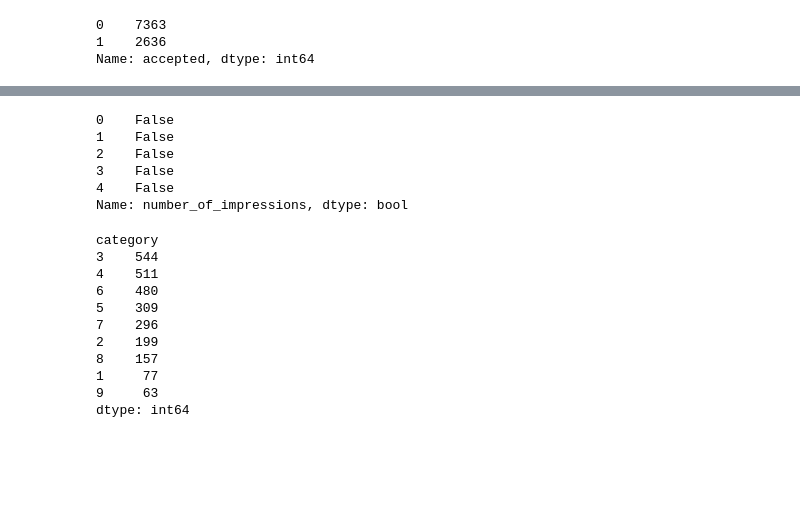
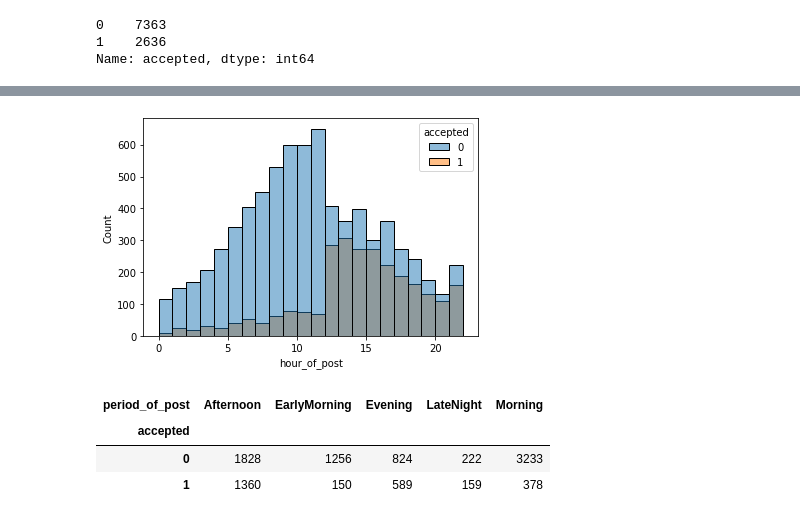
Before and after one commit to arsedianivan/hipages_tasks, a Jupyter notebook: HipagesEDA.ipynb, the cells around one changed output, grey strips where cells are left out. Cells and saved outputs as stored; diff of their text form; code cells hidden in the pictures; blank space fills up the shorter version.

```diff
--- a/HipagesEDA.ipynb
+++ b/HipagesEDA.ipynb
@@ -112,0 +79,4 @@ jobs['time_of_post'] = pd.to_datetime(jobs['time_of_post'])
+# %%
+#Create Hour of Post Feature
+
+jobs['hour_of_post']= jobs['time_of_post'].dt.hour
@@ -241,23 +153,12 @@ dtype: int64
-# %%
-jobs['number_of_impressions'].isnull().head()
-# %% [output]
-0    False
-1    False
-2    False
-3    False
-4    False
-Name: number_of_impressions, dtype: bool
-# %%
-jobs[acceptedjobs].groupby('category').size().sort_values(ascending=False)
-# %% [output]
-category
-3    544
-4    511
-6    480
-5    309
-7    296
-2    199
-8    157
-1     77
-9     63
-dtype: int64
+# %%
+sns.histplot(data=jobs, x='hour_of_post', hue='accepted', binwidth=1)
+plt.show()
+# %% [output]
+[figure, added]
+# %%
+pd.crosstab(jobs['accepted'], jobs['period_of_post'])
+# %% [output]
+| period_of_post | Afternoon | EarlyMorning | Evening | LateNight | Morning |
+| accepted |  |  |  |  |  |
+| 0 | 1828 | 1256 | 824 | 222 | 3233 |
+| 1 | 1360 | 150 | 589 | 159 | 378 |
```
Also changed, not shown: parts of 27 cells of this notebook.
